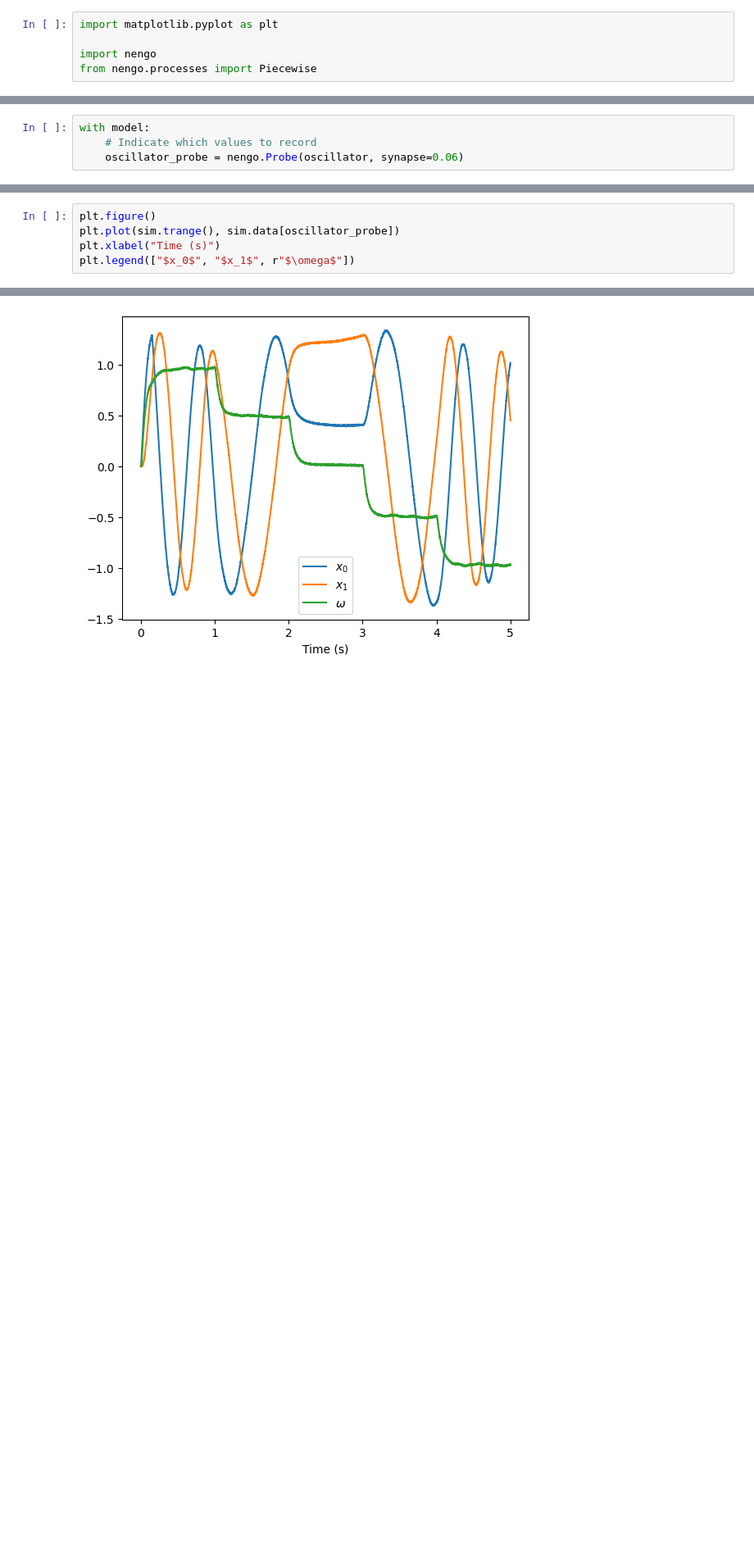
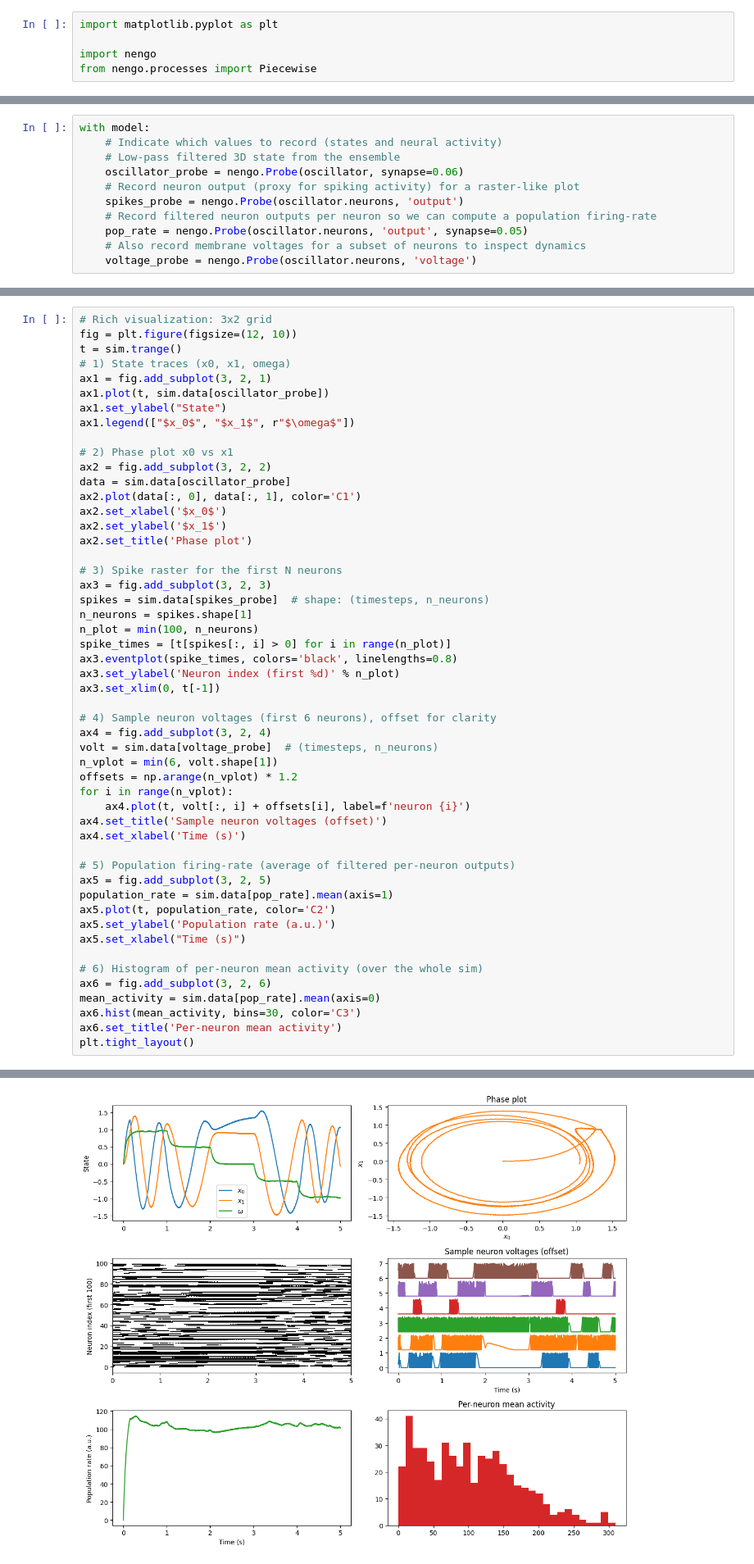
Before and after one commit to mvdokh/nengo, a Jupyter notebook: testing/oscillator.ipynb, the cells around one changed output, grey strips where cells are left out. Shown: that part at 82% size. Drawn from its saved outputs; the diff is of its cells as text; blank space fills up the shorter version.

Commit message:
more plotting

```diff
--- a/testing/oscillator.ipynb
+++ b/testing/oscillator.ipynb
@@ -35,8 +35,15 @@ with model:
     nengo.Connection(input_frequency, frequency)
 # %%
 with model:
-    # Indicate which values to record
+    # Indicate which values to record (states and neural activity)
+    # Low-pass filtered 3D state from the ensemble
     oscillator_probe = nengo.Probe(oscillator, synapse=0.06)
+    # Record neuron output (proxy for spiking activity) for a raster-like plot
+    spikes_probe = nengo.Probe(oscillator.neurons, 'output')
+    # Record filtered neuron outputs per neuron so we can compute a population firing-rate
+    pop_rate = nengo.Probe(oscillator.neurons, 'output', synapse=0.05)
+    # Also record membrane voltages for a subset of neurons to inspect dynamics
+    voltage_probe = nengo.Probe(oscillator.neurons, 'voltage')
 # %%
 with nengo.Simulator(model) as sim:
     sim.run(5)
@@ -46,6 +55,52 @@ Simulation finished in 0:00:01.
 # %%
-plt.figure()
-plt.plot(sim.trange(), sim.data[oscillator_probe])
-plt.xlabel("Time (s)")
-plt.legend(["$x_0$", "$x_1$", r"$\omega$"])
+# Rich visualization: 3x2 grid
+fig = plt.figure(figsize=(12, 10))
+t = sim.trange()
+# 1) State traces (x0, x1, omega)
+ax1 = fig.add_subplot(3, 2, 1)
+ax1.plot(t, sim.data[oscillator_probe])
+ax1.set_ylabel("State")
+ax1.legend(["$x_0$", "$x_1$", r"$\omega$"])
+
+# 2) Phase plot x0 vs x1
+ax2 = fig.add_subplot(3, 2, 2)
+data = sim.data[oscillator_probe]
+ax2.plot(data[:, 0], data[:, 1], color='C1')
+ax2.set_xlabel('$x_0$')
+ax2.set_ylabel('$x_1$')
+ax2.set_title('Phase plot')
+
+# 3) Spike raster for the first N neurons
+ax3 = fig.add_subplot(3, 2, 3)
+spikes = sim.data[spikes_probe]  # shape: (timesteps, n_neurons)
+n_neurons = spikes.shape[1]
+n_plot = min(100, n_neurons)
+spike_times = [t[spikes[:, i] > 0] for i in range(n_plot)]
+ax3.eventplot(spike_times, colors='black', linelengths=0.8)
+ax3.set_ylabel('Neuron index (first %d)' % n_plot)
+ax3.set_xlim(0, t[-1])
+
+# 4) Sample neuron voltages (first 6 neurons), offset for clarity
+ax4 = fig.add_subplot(3, 2, 4)
+volt = sim.data[voltage_probe]  # (timesteps, n_neurons)
+n_vplot = min(6, volt.shape[1])
+offsets = np.arange(n_vplot) * 1.2
+for i in range(n_vplot):
+    ax4.plot(t, volt[:, i] + offsets[i], label=f'neuron {i}')
+ax4.set_title('Sample neuron voltages (offset)')
+ax4.set_xlabel('Time (s)')
+
+# 5) Population firing-rate (average of filtered per-neuron outputs)
+ax5 = fig.add_subplot(3, 2, 5)
+population_rate = sim.data[pop_rate].mean(axis=1)
+ax5.plot(t, population_rate, color='C2')
+ax5.set_ylabel('Population rate (a.u.)')
+ax5.set_xlabel("Time (s)")
+
+# 6) Histogram of per-neuron mean activity (over the whole sim)
+ax6 = fig.add_subplot(3, 2, 6)
+mean_activity = sim.data[pop_rate].mean(axis=0)
+ax6.hist(mean_activity, bins=30, color='C3')
+ax6.set_title('Per-neuron mean activity')
+plt.tight_layout()
 # %% [output]
@@ -53 +107 @@ plt.legend(["$x_0$", "$x_1$", r"$\omega$"])
-[figure, old version]
+[figure, new version]
```
Also changed, not shown: parts of 2 cells of this notebook.
